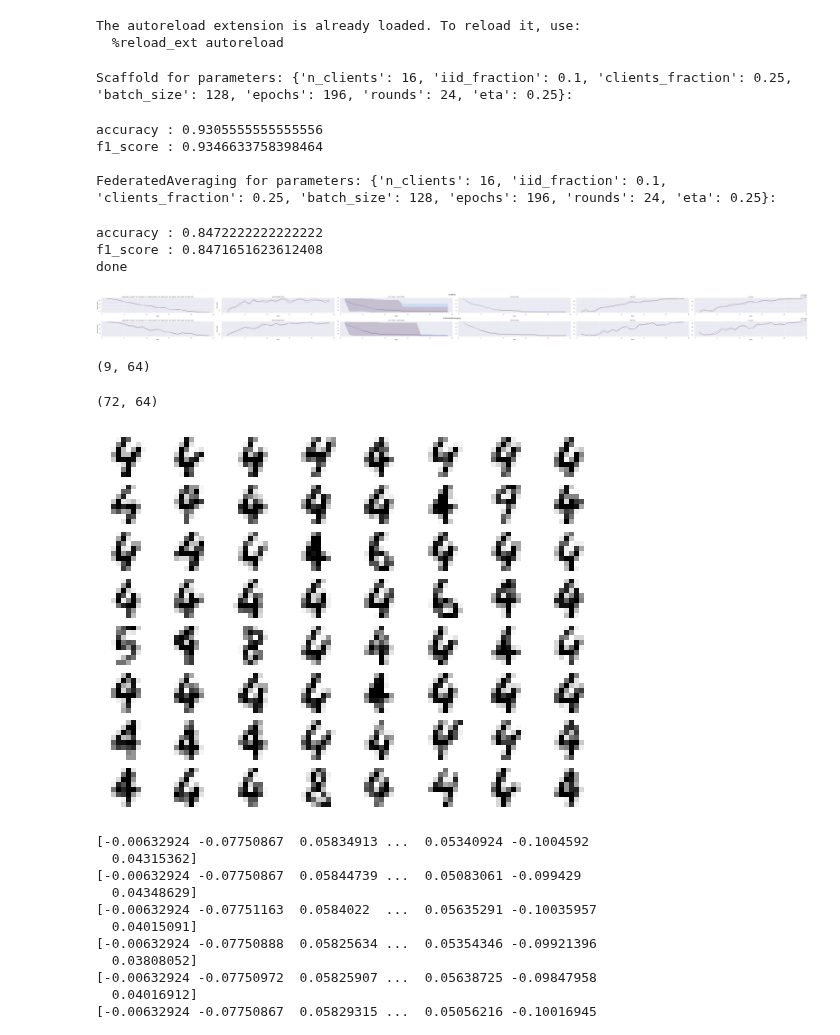
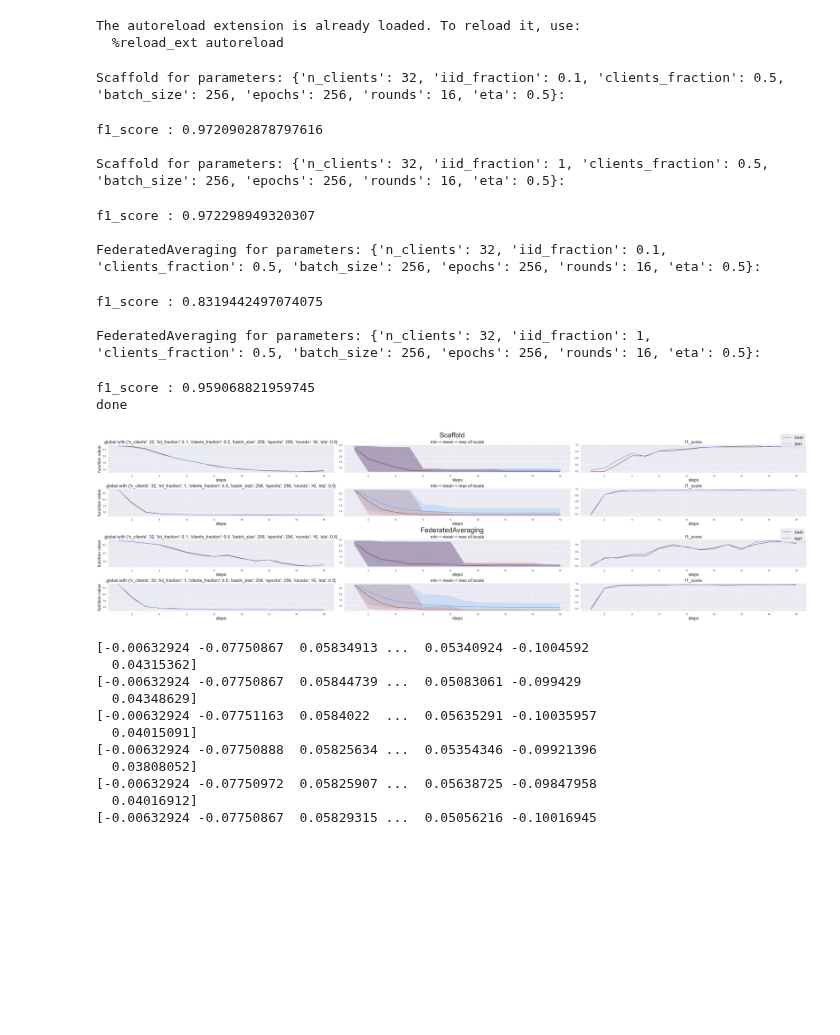
Before and after one commit to locllos/felere, a Jupyter notebook: source/mnist-playground.ipynb, the cells around one changed output. Cells and saved outputs as stored; diff of their text form; code cells hidden in the pictures; blank space fills up the shorter version.

```diff
--- a/source/mnist-playground.ipynb
+++ b/source/mnist-playground.ipynb
@@ -88,63 +84,62 @@ The autoreload extension is already loaded. To reload it, use:
 threadpool = None
 # %%
 parameters = {
-  "n_clients" : [16],
-  "iid_fraction" : [0.1],
-  "clients_fraction": [0.25],
-  "batch_size": [128],
-  "epochs": [196], # 16, 64,
-  "rounds": [24],
-  "eta": [25e-2], # , 1e-2
+  "FedAvg" : {
+    "n_clients" : [32],
+    "iid_fraction" : [0.1, 1],
+    "clients_fraction": [0.5],
+    "batch_size": [256],
+    "epochs": [256], # 16, 64,
+    "rounds": [16],
+    "eta": [50e-2], # , 1e-2
+  },
+  "Scaffold" : {
+    "n_clients" : [32],
+    "iid_fraction" : [0.1, 1],
+    "clients_fraction": [0.5],
+    "batch_size": [256],
+    "epochs": [256], # 16, 64,
+    "rounds": [16],
+    "eta": [50e-2], # , 1e-2
+  },
 }
 metrics = {
-  "accuracy" : lambda y_proba, y_true: accuracy_score(np.argmax(y_proba, axis=1), y_true),
+  # "accuracy" : lambda y_proba, y_true: accuracy_score(np.argmax(y_proba, axis=1), y_true),
   "f1_score" : lambda y_proba, y_true: f1_score(np.argmax(y_proba, axis=1), y_true, average="weighted")
 }
 
 pipeline = Pipeline(
   function=function,
   optimizers=[Scaffold, FederatedAveraging],
   metrics=metrics,
   parameters=parameters,
   distributor=distributor,
   X=X,
   y=y,
   executor=threadpool
 )
 
 best, best_params = pipeline.run(
   choose_best_by="accuracy",
   scaled=False,
-  reducers=[mean()]
+  reducers=[]
 )
 
 print("done")
 # %% [output]
-Scaffold for parameters: {'n_clients': 16, 'iid_fraction': 0.1, 'clients_fraction': 0.25, 'batch_size': 128, 'epochs': 196, 'rounds': 24, 'eta': 0.25}:
+Scaffold for parameters: {'n_clients': 32, 'iid_fraction': 0.1, 'clients_fraction': 0.5, 'batch_size': 256, 'epochs': 256, 'rounds': 16, 'eta': 0.5}:
-accuracy : 0.9305555555555556
-f1_score : 0.9346633758398464
+f1_score : 0.9720902878797616
 
-FederatedAveraging for parameters: {'n_clients': 16, 'iid_fraction': 0.1, 'clients_fraction': 0.25, 'batch_size': 128, 'epochs': 196, 'rounds': 24, 'eta': 0.25}:
+Scaffold for parameters: {'n_clients': 32, 'iid_fraction': 1, 'clients_fraction': 0.5, 'batch_size': 256, 'epochs': 256, 'rounds': 16, 'eta': 0.5}:
-accuracy : 0.8472222222222222
-f1_score : 0.8471651623612408
-done
+f1_score : 0.972298949320307
+
+FederatedAveraging for parameters: {'n_clients': 32, 'iid_fraction': 0.1, 'clients_fraction': 0.5, 'batch_size': 256, 'epochs': 256, 'rounds': 16, 'eta': 0.5}:
+f1_score : 0.8319442497074075
+
+FederatedAveraging for parameters: {'n_clients': 32, 'iid_fraction': 1, 'clients_fraction': 0.5, 'batch_size': 256, 'epochs': 256, 'rounds': 16, 'eta': 0.5}:
+f1_score : 0.959068821959745
+done
-[figure, old version]
+[figure, new version]
-# %%
-best.clients[0].X.shape
-# %% [output]
-(9, 64)
-# %%
-client_X = distributor.distribute(X, y, 16, iid_fraction=0.1)["train"]["X"]["clients"][7]
-client_X.shape
-# %% [output]
-(72, 64)
-# %%
-for i in range(64):
-    ax = plt.subplot(8, 8, i+1)
-    ax.axis('off')
-    plt.imshow(client_X[i].reshape(8, 8), cmap='Greys')
-# %% [output]
-[figure, removed]
 # %%
 [print(client.function.weights()) for client in best.clients]
 best.server.function.weights()
```
Also changed, not shown: parts of 4 cells of this notebook, 9 other files.
